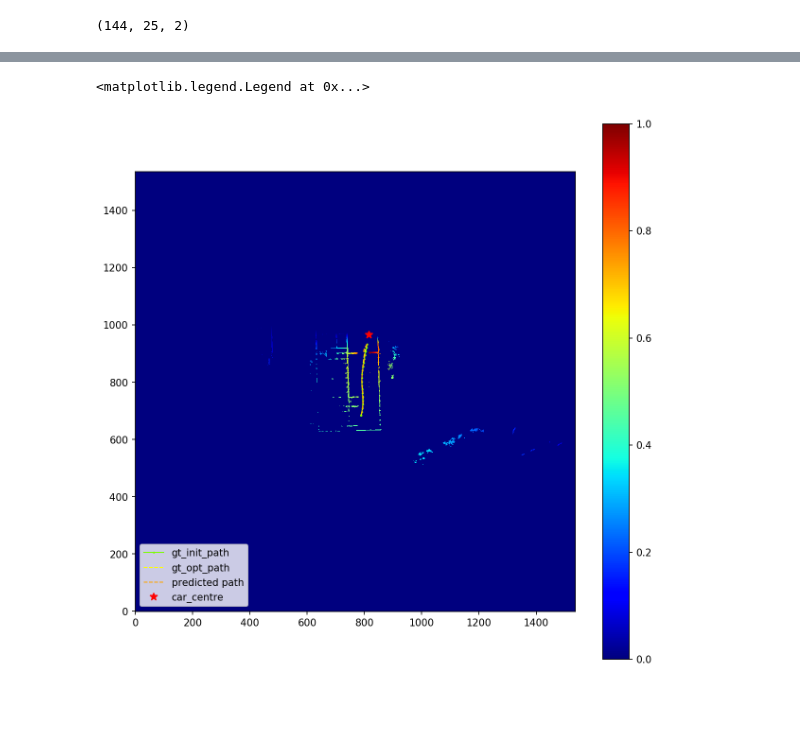
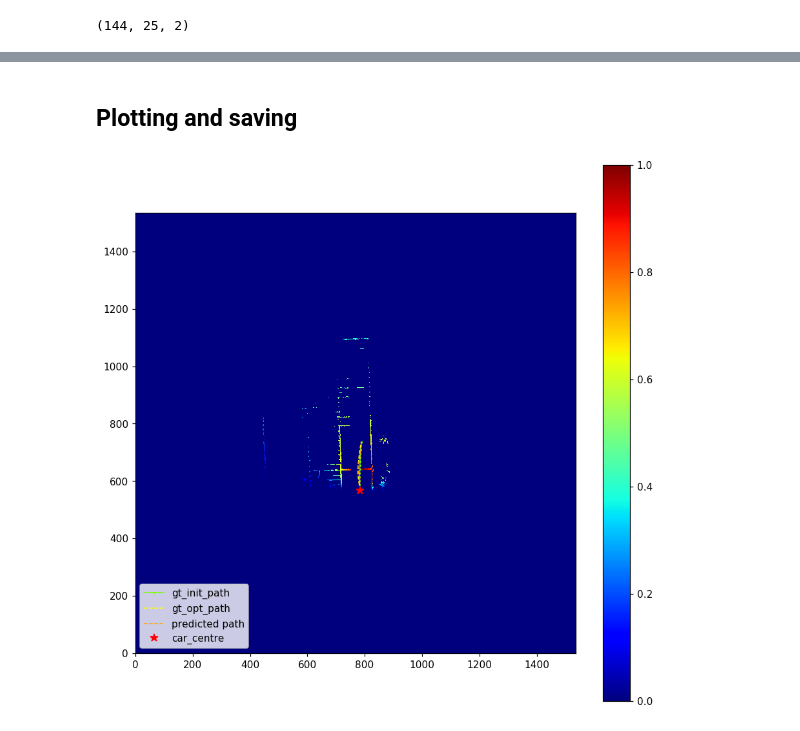
Before and after one commit to saitejamalyala/rosbag2numpy, a Jupyter notebook: train_fv.ipynb, the cells around one changed output, grey strips where cells are left out. Drawn from its saved outputs; the diff is of its cells as text; code cells hidden in the pictures; blank space fills up the shorter version.

```diff
--- a/train_fv.ipynb
+++ b/train_fv.ipynb
@@ -20,7 +20,8 @@ print(tf.__version__)
 2.3.0
 # %%
 ds_loader = dataset_loader(
-    tfrec_dir=params.get("dataset_dir"),
+    tfrec_dir=params.get("data_dir"),
+    #'/bigpool/projects/yao_SCANGAN360/New_Folder/tf_records_w_bgm_fv_diff_unequal',#params.get("data_dir"),
     batch_size=32,
     shuffle_buffer=3200,
     normalize_coords=True,
@@ -219,6 +202,8 @@ feature_v = np_test_ds_all["feature_vector"]
 init_path = np_test_ds_all["init_path"]
 opt_path = np_test_ds_all["opt_path"]
 car_odo = np_test_ds_all["car_odo"]
+file_details = np_test_ds_all["file_details"]
+diff_path = np_test_ds_all["diff_path"]
 # %%
 feature_v.shape
 # %% [output]
@@ -261,0 +226,13 @@ array([[ 8.07010802e-05, -4.00940080e-05],
+# %%
+
+
+wandbmodel_path = '/netpool/work/gpu-3/users/malyalasa/New_folder/rosbag2numpy/wandb/run-20210922_162541-2bwn3ku4/files/model-best.h5'
+#'/netpool/work/gpu-3/users/malyalasa/New_folder/rosbag2numpy/wandb/run-20210922_162541-2bwn3ku4/files/model-best.h5'
+#'/netpool/work/gpu-3/users/malyalasa/New_folder/wandb/run-20210922_010110-1sb0es02/files/model-best.h5'
+#'/netpool/work/gpu-3/users/malyalasa/New_folder/wandb/run-20210921_225739-3tq5o6wv/files/model-best.h5'
+#'/netpool/work/gpu-3/users/malyalasa/New_folder/wandb/run-20210921_223929-2789gz0e/files/model-best.h5'
+#'/netpool/work/gpu-3/users/malyalasa/New_folder/rosbag2numpy/wandb/run-20210922_154305-30js7pw0/files/model-best.h5'
+load_wandb  = tf.keras.models.load_model(wandbmodel_path)
+predictions = load_wandb.predict(feature_v)
+predicted_paths = init_path - predictions
+predicted_paths.shape
@@ -262,7 +338,9 @@ array([[ 8.07010802e-05, -4.00940080e-05],
+# %% [markdown]
+## Plotting and saving
 # %%
-idx= 122#82#42#48
 normalized_factor=1536
-plt.figure(figsize=(10,10),dpi=150)
+idx=48
+plt.figure(figsize=(10,10),dpi=110)
 plt.imshow(cost_map[idx].astype(float),origin='lower',cmap='jet')
 plt.colorbar()
 plt.plot(
@@ -270,32 +348,33 @@ plt.plot(
     init_path[idx][:, 1]*normalized_factor,
     "o-",
     color="lawngreen",
     markersize=1,
     linewidth=1,
 )
 plt.plot(
     opt_path[idx][:, 0]*normalized_factor,
     opt_path[idx][:, 1]*normalized_factor,
     "--",
     color="yellow",
     markersize=1,
     linewidth=1,
 )
 
 plt.plot(
     predicted_paths[idx][:, 0]*normalized_factor,
     predicted_paths[idx][:, 1]*normalized_factor,
     "--",
     color="orange",
     markersize=1,
     linewidth=1,
 )
 plt.plot(car_odo[idx][0] *normalized_factor,car_odo[idx][1] *normalized_factor,
     "r*",
     color="red",
     markersize=8,
 )
 plt.legend(['gt_init_path', 'gt_opt_path', 'predicted path','car_centre'], loc='lower left')
+plt.show()
+file_name = file_details[idx].numpy().decode('utf-8').replace("cm_fv_paths_odo_unequal.npz","")
 # %% [output]
-<matplotlib.legend.Legend at 0x...>
-[figure, old version]
+[figure, new version]
```
Also changed, not shown: parts of 18 cells of this notebook, 2 other files.
